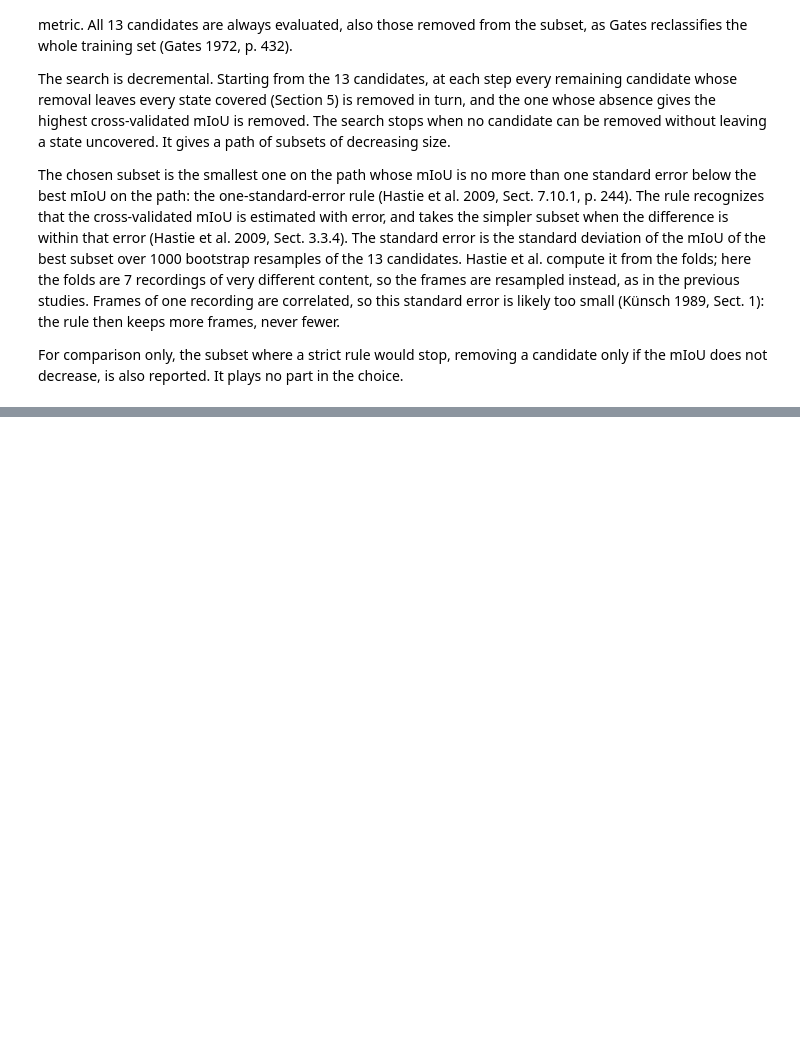
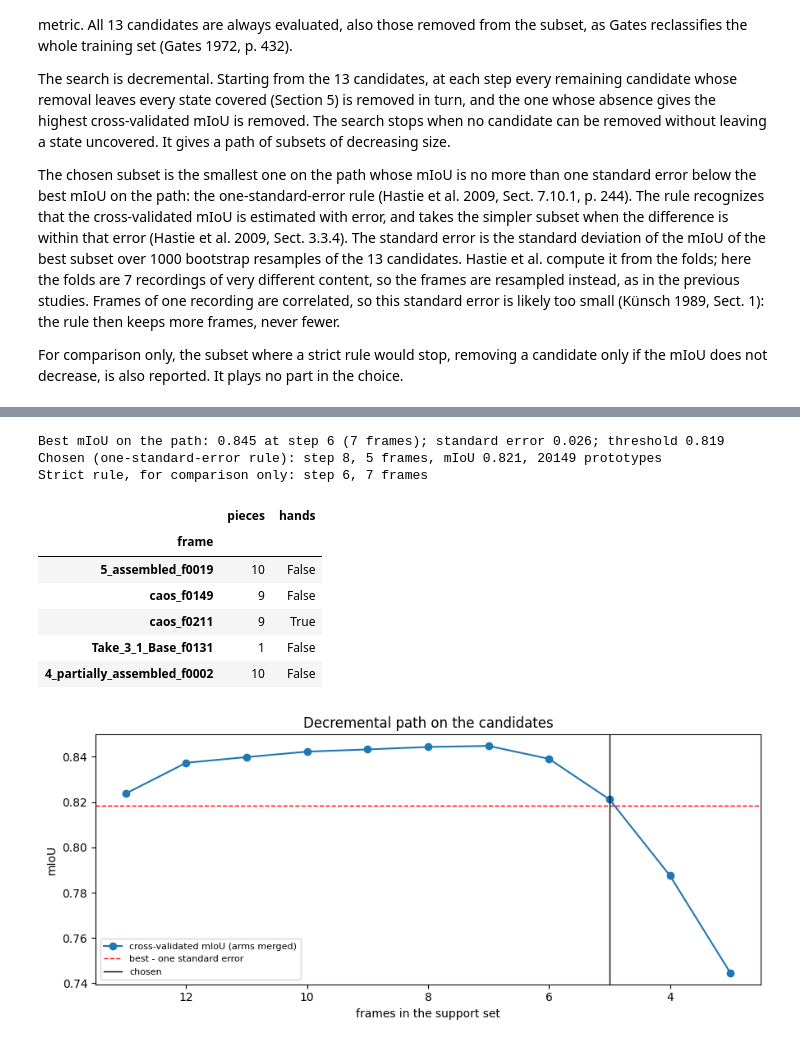
Before and after one commit to xrushofblood/vad_project, a Jupyter notebook: notebooks/phase_1_support_set_v2_study.ipynb, the cells around one changed output, grey strips where cells are left out. Saved outputs shown, nothing was run; the diff lists cells and outputs as text; code cells hidden in the pictures; blank space fills up the shorter version.

Commit message:
Support-set study on V2: revised rule of Section 6, units and 10-piece mIoU, fixed before running

```diff
--- a/notebooks/phase_1_support_set_v2_study.ipynb
+++ b/notebooks/phase_1_support_set_v2_study.ipynb
@@ -935,0 +1041,47 @@ For comparison only, the subset where a strict rule would stop, removing a candi
+# %%
+# 6.3 One-standard-error rule (Hastie et al. 2009, Sect. 7.10.1): the smallest subset on the path whose mIoU is no more
+# than one standard error below the best. Standard error: bootstrap of the 13 candidates (1000 resamples, Section 2.4).
+best = int(np.argmax(path_table["mIoU (arms merged)"]))
+rng = np.random.default_rng(RANDOM_SEED)
+resamples = rng.integers(0, len(CANDIDATES), size=(N_BOOTSTRAP, len(CANDIDATES)))
+best_bootstrap = bootstrap_miou(cv_confusions(path[best]["subset"]), NO_EXCLUSION, resamples, merge=True)
+standard_error = float(np.nanstd(best_bootstrap, ddof=1))
+threshold = path_table.loc[best, "mIoU (arms merged)"] - standard_error
+within = path_table.index[path_table["mIoU (arms merged)"] >= threshold]
+chosen = int(within.max())                                  # the path shrinks: the last step within the threshold
+
+# For comparison only: a strict rule stops before the first removal that lowers the mIoU
+drops = np.where(np.diff(path_table["mIoU (arms merged)"].to_numpy()) < 0)[0]
+strict = int(drops[0]) if len(drops) else len(path_table) - 1
+
+print(f"Best mIoU on the path: {path_table.loc[best, 'mIoU (arms merged)']:.3f} at step {best} "
+      f"({path_table.loc[best, 'frames']} frames); standard error {standard_error:.3f}; threshold {threshold:.3f}")
+print(f"Chosen (one-standard-error rule): step {chosen}, {path_table.loc[chosen, 'frames']} frames, "
+      f"mIoU {path_table.loc[chosen, 'mIoU (arms merged)']:.3f}, {path_table.loc[chosen, 'prototypes']} prototypes")
+print(f"Strict rule, for comparison only: step {strict}, {path_table.loc[strict, 'frames']} frames")
+
+CHOSEN_SUPPORT = [CANDIDATES[j] for j in path[chosen]["subset"]]
+display(pd.DataFrame([{"frame": item["frame"], "pieces": len(item["annotated"] & item["use_labels"] & PIECE_LABELS),
+                       "hands": item["hands"]} for item in CHOSEN_SUPPORT]).set_index("frame"))
+
+fig, ax = plt.subplots(figsize=(9, 4))
+ax.plot(path_table["frames"], path_table["mIoU (arms merged)"], marker="o", label="cross-validated mIoU (arms merged)")
+ax.axhline(threshold, color="red", linestyle="--", linewidth=1, label="best - one standard error")
+ax.axvline(path_table.loc[chosen, "frames"], color="black", linewidth=1, label="chosen")
+ax.invert_xaxis()
+ax.set(xlabel="frames in the support set", ylabel="mIoU", title="Decremental path on the candidates")
+ax.legend(fontsize=8)
+plt.tight_layout()
+plt.show()
+# %% [output]
+Best mIoU on the path: 0.845 at step 6 (7 frames); standard error 0.026; threshold 0.819
+Chosen (one-standard-error rule): step 8, 5 frames, mIoU 0.821, 20149 prototypes
+Strict rule, for comparison only: step 6, 7 frames
+|  | pieces | hands |
+| frame |  |  |
+| 5_assembled_f0019 | 10 | False |
+| caos_f0149 | 9 | False |
+| caos_f0211 | 9 | True |
+| Take_3_1_Base_f0131 | 1 | False |
+| 4_partially_assembled_f0002 | 10 | False |
+[figure, added]
```
Also changed, not shown: parts of 2 cells of this notebook.
